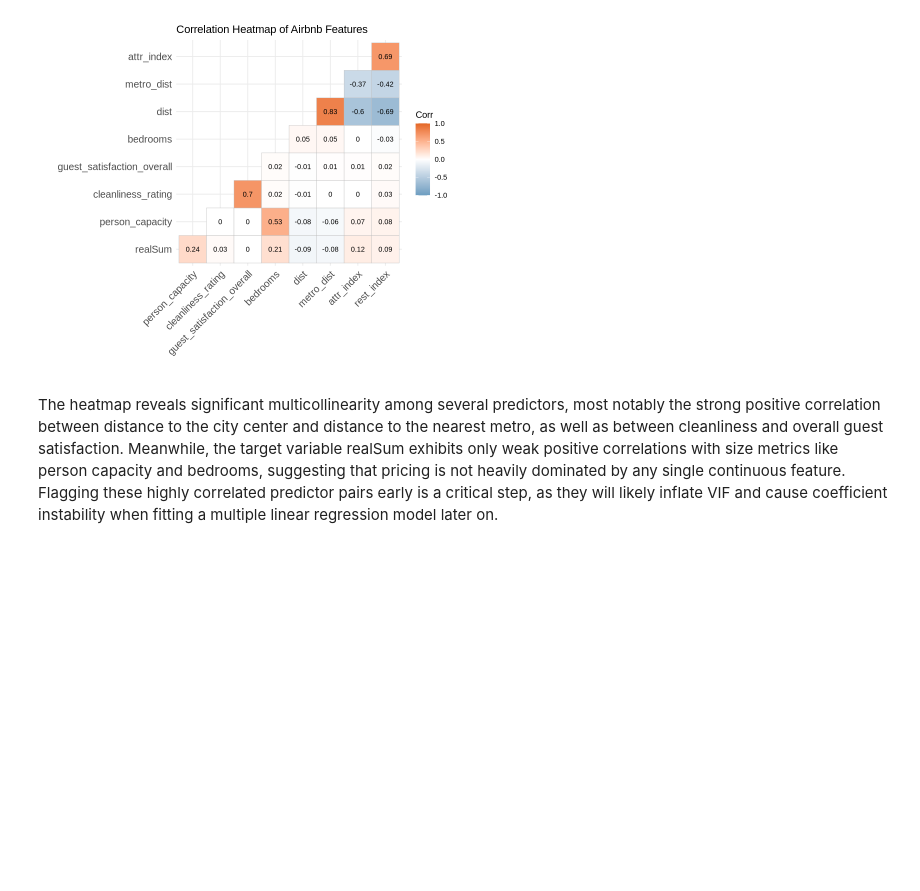
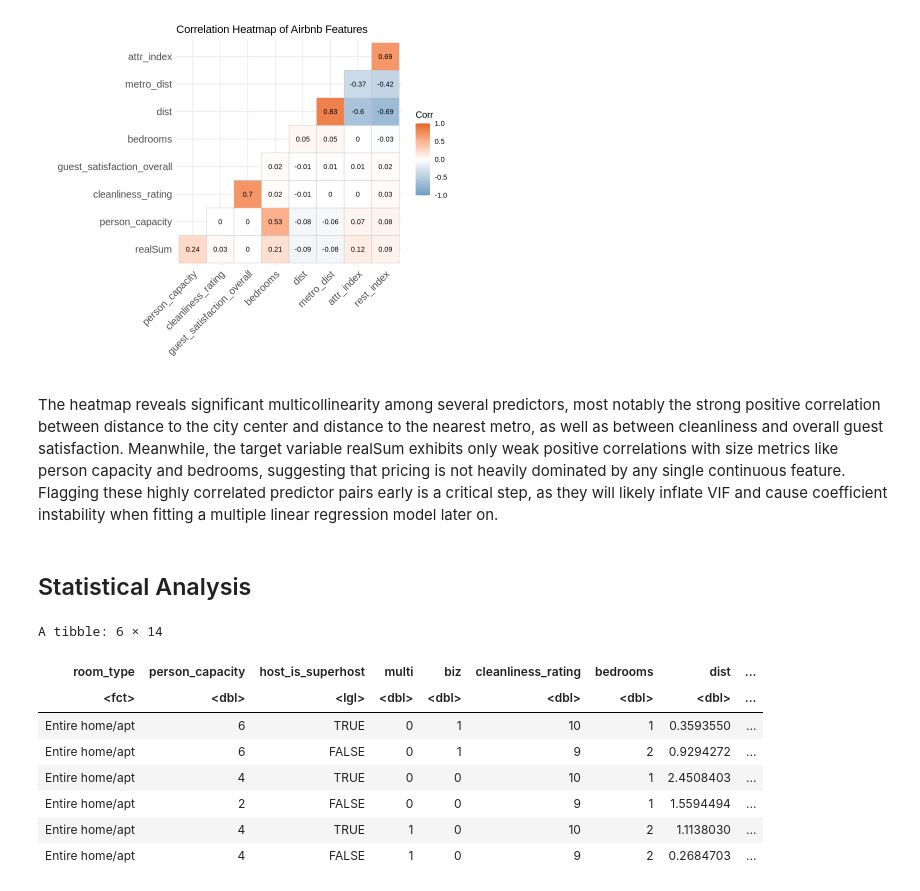
Before and after one commit to gzheng08/budapest-airbnb-price-determinate-inference-analysis, a Jupyter notebook: budapest-airbnb-price-analysis.ipynb, the cells around one changed output. Drawn from its saved outputs; the diff is of its cells as text; code cells hidden in the pictures; blank space fills up the shorter version.

```diff
--- a/budapest-airbnb-price-analysis.ipynb
+++ b/budapest-airbnb-price-analysis.ipynb
@@ -138,3 +132,29 @@ ggcorrplot(corr_matrix,
 [figure]
 # %% [markdown]
 The heatmap reveals significant multicollinearity among several predictors, most notably the strong positive correlation between distance to the city center and distance to the nearest metro, as well as between cleanliness and overall guest satisfaction. Meanwhile, the target variable realSum exhibits only weak positive correlations with size metrics like person capacity and bedrooms, suggesting that pricing is not heavily dominated by any single continuous feature. Flagging these highly correlated predictor pairs early is a critical step, as they will likely inflate VIF and cause coefficient instability when fitting a multiple linear regression model later on.
+# %% [markdown]
+## Statistical Analysis
+# %%
+budapest_clean <- budapest %>%
+  mutate(log_price = log(realSum)) %>% # Transform the target variable
+  mutate(
+    room_type = as.factor(room_type), # Factorize categorical variables
+    day_type = as.factor(day_type)
+  ) %>%
+  select(                       # Drop highly correlated variables
+    -realSum,                   # Replaced by log_price
+    -metro_dist,                # Dropped to prevent multicollinearity with 'dist'
+    -guest_satisfaction_overall # Dropped to prevent multicollinearity with 'cleanliness'
+  )
+# %%
+head(budapest_clean)
+# %% [output]
+A tibble: 6 × 14
+| room_type | person_capacity | host_is_superhost | multi | biz | cleanliness_rating | bedrooms | dist | ... |
+| <fct> | <dbl> | <lgl> | <dbl> | <dbl> | <dbl> | <dbl> | <dbl> | ... |
+| Entire home/apt | 6 | TRUE | 0 | 1 | 10 | 1 | 0.3593550 | ... |
+| Entire home/apt | 6 | FALSE | 0 | 1 | 9 | 2 | 0.9294272 | ... |
+| Entire home/apt | 4 | TRUE | 0 | 0 | 10 | 1 | 2.4508403 | ... |
+| Entire home/apt | 2 | FALSE | 0 | 0 | 9 | 1 | 1.5594494 | ... |
+| Entire home/apt | 4 | TRUE | 1 | 0 | 10 | 2 | 1.1138030 | ... |
+| Entire home/apt | 4 | FALSE | 1 | 0 | 9 | 2 | 0.2684703 | ... |
```
Also changed, not shown: parts of 5 cells of this notebook.
